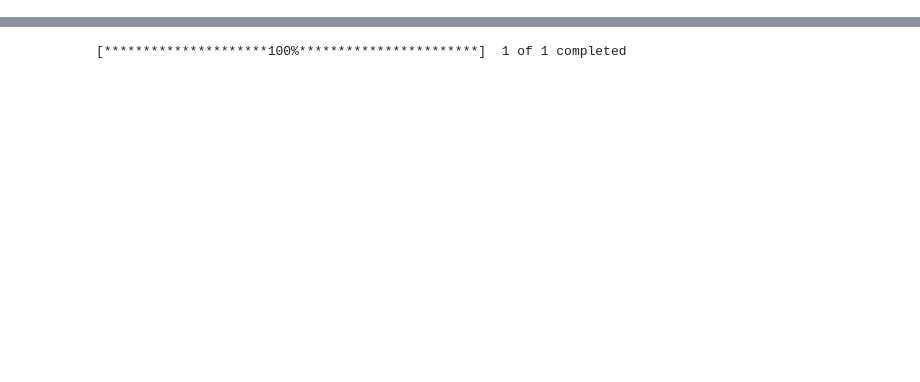
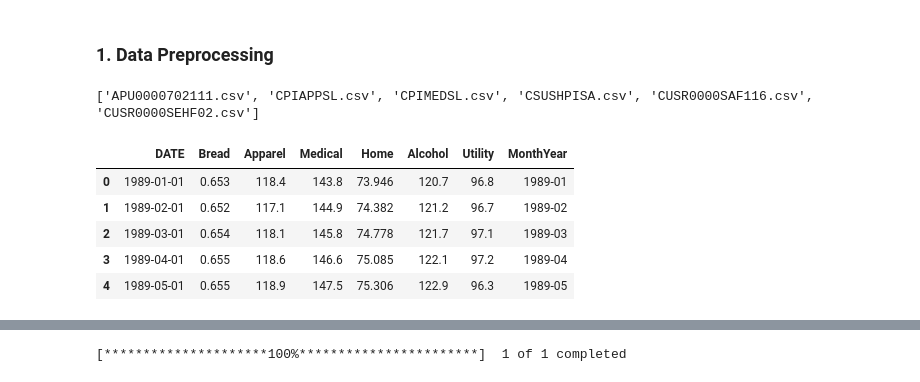
Before and after one commit to conquerv0/MonetaryPolicy-StockReturns, a Jupyter notebook: data_processing.ipynb, the cells around one changed output, grey strips where cells are left out. Saved outputs shown, nothing was run; the diff lists cells and outputs as text; code cells hidden in the pictures; blank space fills up the shorter version.

```diff
--- a/data_processing.ipynb
+++ b/data_processing.ipynb
@@ -8,0 +21,9 @@ import yfinance as yf
+# %% [markdown]
+### 1. Data Preprocessing
+# %%
+cwd = os.path.abspath('./data')
+file_list = os.listdir(cwd)
+print(file_list)
+# csv = glob.glob('*.{}'.format('csv'))
+# %% [output]
+['APU0000702111.csv', 'CPIAPPSL.csv', 'CPIMEDSL.csv', 'CSUSHPISA.csv', 'CUSR0000SAF116.csv', 'CUSR0000SEHF02.csv']
@@ -9 +49,10 @@ import yfinance as yf
+# %%
+data_Main.head()
+# %% [output]
+|  | DATE | Bread | Apparel | Medical | Home | Alcohol | Utility | MonthYear |
+| 0 | 1989-01-01 | 0.653 | 118.4 | 143.8 | 73.946 | 120.7 | 96.8 | 1989-01 |
+| 1 | 1989-02-01 | 0.652 | 117.1 | 144.9 | 74.382 | 121.2 | 96.7 | 1989-02 |
+| 2 | 1989-03-01 | 0.654 | 118.1 | 145.8 | 74.778 | 121.7 | 97.1 | 1989-03 |
+| 3 | 1989-04-01 | 0.655 | 118.6 | 146.6 | 75.085 | 122.1 | 97.2 | 1989-04 |
+| 4 | 1989-05-01 | 0.655 | 118.9 | 147.5 | 75.306 | 122.9 | 96.3 | 1989-05 |
 # %%
```
Also changed, not shown: parts of 24 cells of this notebook.
